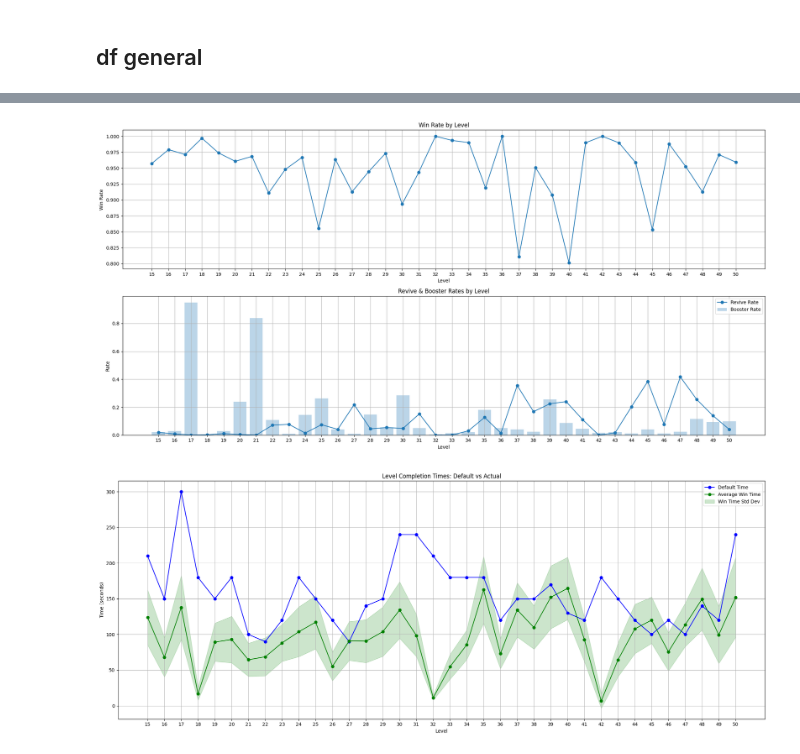
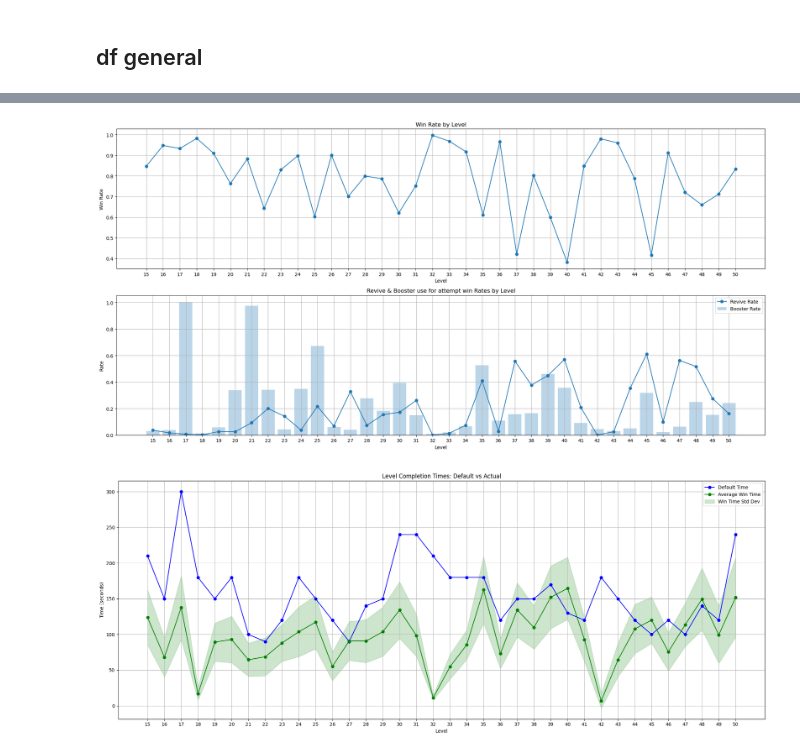
Before and after one commit to Ciss48/Optimize_level_time, a Jupyter notebook: Optimize_time_play.ipynb, the cells around one changed output, grey strips where cells are left out. Cells and saved outputs as stored; diff of their text form; code cells hidden in the pictures.

```diff
--- a/Optimize_time_play.ipynb
+++ b/Optimize_time_play.ipynb
@@ -315,4 +398,0 @@ df_general
-# %%
-df_general['win_rate'] = df_general['win_user'] / df_general['start_user']
-df_general['revive_user_rate'] = df_general['num_user_revive'] / df_general['start_user']
-df_general['booster_user_rate'] = df_general['num_user_booster'] / df_general['start_user']
@@ -334,0 +399,16 @@ See the caveats in the documentation: https://pandas.pydata.org/pandas-docs/stab
+# %%
+df_general['win_rate'] = df_general['win_user_general'] / df_general['start_event_general']
+
+df_general['booster_use_rate'] = df_general['num_booster_start'] / df_general['start_event_general']
+df_general['revive_use_rate'] = df_general['num_revive_start'] / df_general['start_event_general']
+
+df_general['win_user_revive_rate'] = df_general['win_user_revive'] / df_general['win_user_general']
+df_general['win_user_booster_rate'] = df_general['win_user_booster'] / df_general['win_user_general']
+df_general['win_user_booster_revive_rate'] = df_general['win_user_booster_revive'] / df_general['win_user_general']
+
+df_general['win_user_not_revive_rate'] = df_general['win_user_not_revive'] / df_general['win_user_general']
+df_general['win_user_not_booster_rate'] = df_general['win_user_not_booster'] / df_general['win_user_general']
+df_general['win_user_not_resource_rate'] = df_general['win_user_not_resource'] / df_general['win_user_general']
+
+df_general['win_user_att1_rate'] = df_general['win_user_att1'] / df_general['win_user_general']
+df_general['win_user_att2_rate'] = df_general['win_user_att2'] / df_general['win_user_general']
@@ -335,34 +455,34 @@ See the caveats in the documentation: https://pandas.pydata.org/pandas-docs/stab
 # %%
 import matplotlib.pyplot as plt
 
 # Filter data for levels 15-50
 df_filtered = df_general[(df_general['level'] >= 15) & (df_general['level'] <= 50)]
 
 # Create figure with 2 subplots
 fig, (ax1, ax2) = plt.subplots(2, 1, figsize=(20, 10))
 
 # Plot win rate line chart
 ax1.plot(df_filtered['level'], df_filtered['win_rate'], marker='o')
 ax1.set_title('Win Rate by Level')
 ax1.set_xlabel('Level')
 ax1.set_ylabel('Win Rate')
 ax1.grid(True)
-ax1.set_xticks(df_filtered['level'])
+ax1.set_xticks(range(15, 51))
+
 
 # Plot revive and booster rates
-ax2.plot(df_filtered['level'], df_filtered['revive_user_rate'], marker='o', label='Revive Rate')
-ax2.bar(df_filtered['level'], df_filtered['booster_user_rate'], alpha=0.3, label='Booster Rate')
-ax2.set_title('Revive & Booster Rates by Level')
+ax2.plot(df_filtered['level'], df_filtered['revive_use_rate'], marker='o', label='Revive Rate')
+ax2.bar(df_filtered['level'], df_filtered['booster_use_rate'], alpha=0.3, label='Booster Rate')
+ax2.set_title('Revive & Booster use Rates by Level')
 ax2.set_xlabel('Level')
 ax2.set_ylabel('Rate')
 ax2.grid(True)
 ax2.legend()
-ax2.set_xticks(df_filtered['level'])
-
+ax2.set_xticks(range(15, 51))
 plt.tight_layout()
 plt.show()
 # %% [output]
-[figure, old version]
+[figure, new version]
 # %%
 # Plot time comparison
 plt.figure(figsize=(20, 8))
```
Also changed, not shown: parts of 14 cells of this notebook, 1 other file.
